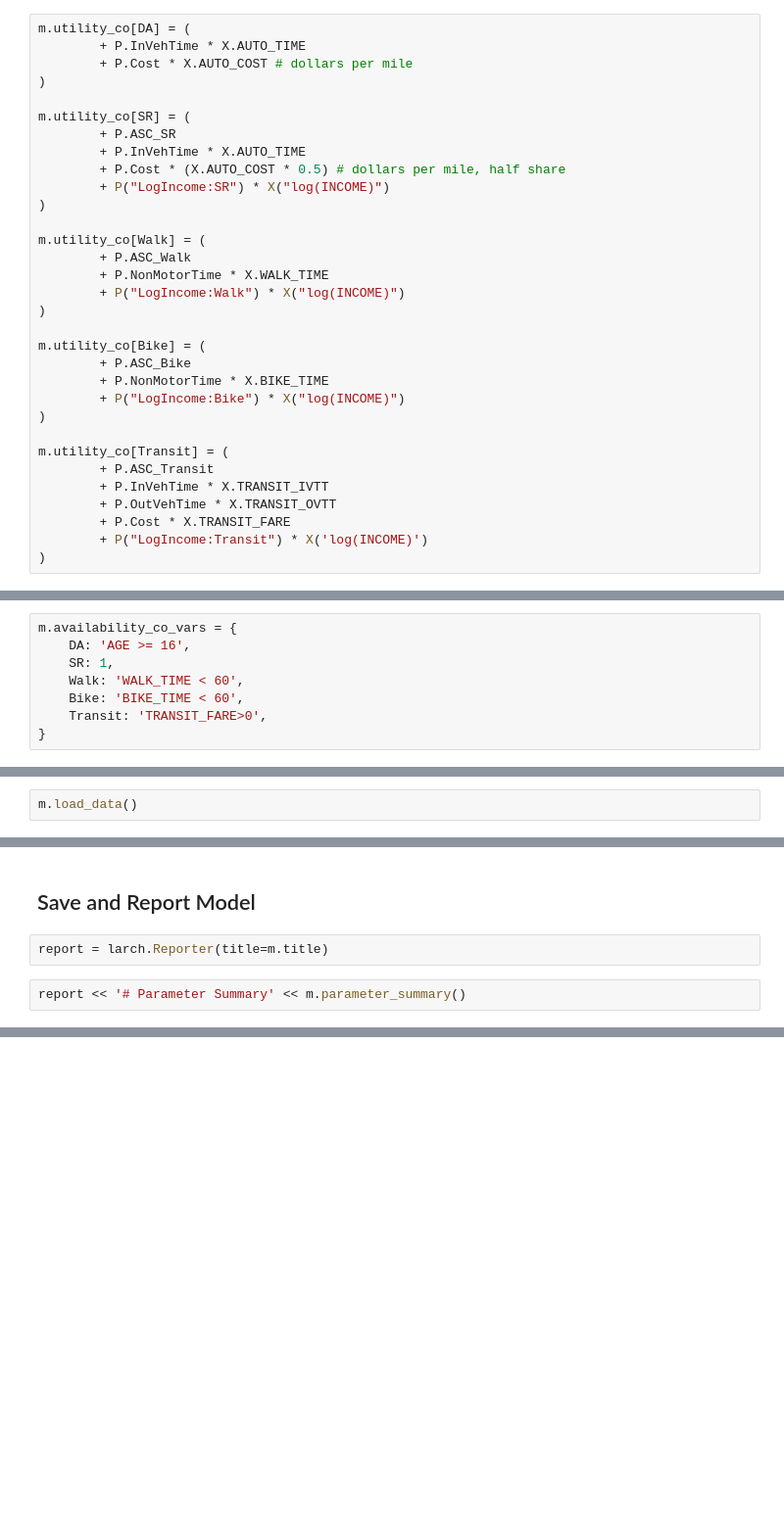
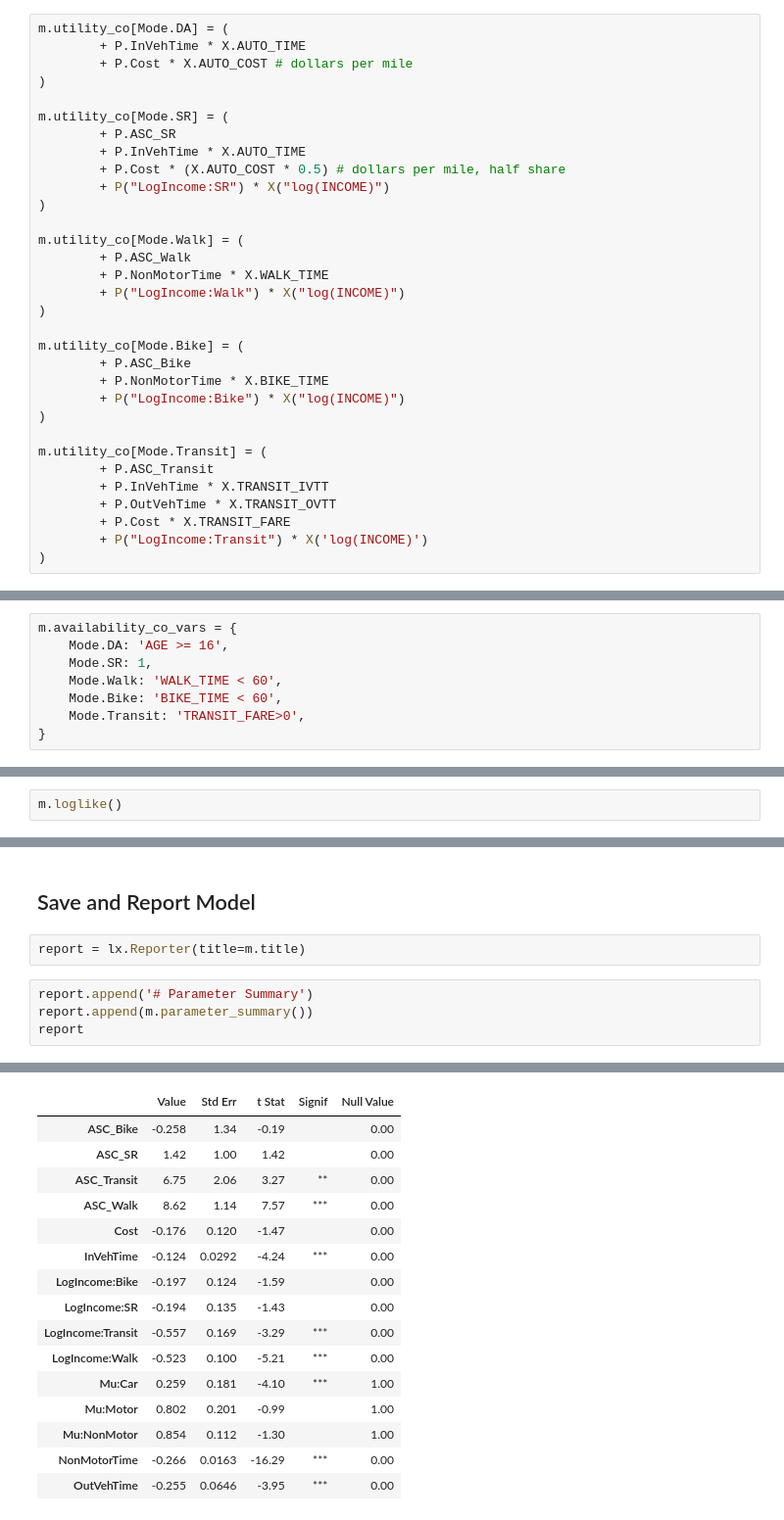
Before and after one commit to jpn--/larch, a Jupyter notebook: book/example/201_exville_mode_choice.ipynb, the cells around one changed output, grey strips where cells are left out. Shown at 98% size. Saved outputs shown, nothing was run; the diff lists cells and outputs as text; blank space fills up the shorter version.

```diff
--- a/book/example/201_exville_mode_choice.ipynb
+++ b/book/example/201_exville_mode_choice.ipynb
@@ -105,31 +116,31 @@ serve data to this model contains exclusively `idco` format
 data, we'll use only the `utility_co` mapping to define
 a unique utility function for each alternative.
 # %%
-m.utility_co[DA] = (
+m.utility_co[Mode.DA] = (
         + P.InVehTime * X.AUTO_TIME
         + P.Cost * X.AUTO_COST # dollars per mile
 )
 
-m.utility_co[SR] = (
+m.utility_co[Mode.SR] = (
         + P.ASC_SR
         + P.InVehTime * X.AUTO_TIME
         + P.Cost * (X.AUTO_COST * 0.5) # dollars per mile, half share
         + P("LogIncome:SR") * X("log(INCOME)")
 )
 
-m.utility_co[Walk] = (
+m.utility_co[Mode.Walk] = (
         + P.ASC_Walk
         + P.NonMotorTime * X.WALK_TIME
         + P("LogIncome:Walk") * X("log(INCOME)")
 )
 
-m.utility_co[Bike] = (
+m.utility_co[Mode.Bike] = (
         + P.ASC_Bike
         + P.NonMotorTime * X.BIKE_TIME
         + P("LogIncome:Bike") * X("log(INCOME)")
 )
 
-m.utility_co[Transit] = (
+m.utility_co[Mode.Transit] = (
         + P.ASC_Transit
         + P.InVehTime * X.TRANSIT_IVTT
         + P.OutVehTime * X.TRANSIT_OVTT
@@ -166,11 +199,11 @@ attribute.  Alternatives that are always available can be indicated
 by setting the criterion to 1.
 # %%
 m.availability_co_vars = {
-    DA: 'AGE >= 16',
-    SR: 1,
-    Walk: 'WALK_TIME < 60',
-    Bike: 'BIKE_TIME < 60',
-    Transit: 'TRANSIT_FARE>0',
+    Mode.DA: 'AGE >= 16',
+    Mode.SR: 1,
+    Mode.Walk: 'WALK_TIME < 60',
+    Mode.Bike: 'BIKE_TIME < 60',
+    Mode.Transit: 'TRANSIT_FARE>0',
 }
 # %% [markdown]
 Then let's prepare this data for estimation.  Even though the
@@ -182,4 +215,4 @@ efficiently.
 # %% [markdown]
 ## Model Estimation
 # %%
-m.load_data()
+m.loglike()
@@ -210,6 +303,9 @@ m.estimation_statistics()
 # %% [markdown]
 ## Save and Report Model
 # %%
-report = larch.Reporter(title=m.title)
+report = lx.Reporter(title=m.title)
 # %%
-report << '# Parameter Summary' << m.parameter_summary()
+report.append('# Parameter Summary')
+report.append(m.parameter_summary())
+report
+# %% [output]
@@ -216,2 +313,18 @@ report << '# Parameter Summary' << m.parameter_summary()
+|  | Value | Std Err | t Stat | Signif | Null Value |
+| ASC_Bike | -0.258 | 1.34 | -0.19 |  | 0.00 |
+| ASC_SR | 1.42 | 1.00 | 1.42 |  | 0.00 |
+| ASC_Transit | 6.75 | 2.06 | 3.27 | ** | 0.00 |
+| ASC_Walk | 8.62 | 1.14 | 7.57 | *** | 0.00 |
+| Cost | -0.176 | 0.120 | -1.47 |  | 0.00 |
+| InVehTime | -0.124 | 0.0292 | -4.24 | *** | 0.00 |
+| LogIncome:Bike | -0.197 | 0.124 | -1.59 |  | 0.00 |
+| LogIncome:SR | -0.194 | 0.135 | -1.43 |  | 0.00 |
+| LogIncome:Transit | -0.557 | 0.169 | -3.29 | *** | 0.00 |
+| LogIncome:Walk | -0.523 | 0.100 | -5.21 | *** | 0.00 |
+| Mu:Car | 0.259 | 0.181 | -4.10 | *** | 1.00 |
+| Mu:Motor | 0.802 | 0.201 | -0.99 |  | 1.00 |
+| Mu:NonMotor | 0.854 | 0.112 | -1.30 |  | 1.00 |
+| NonMotorTime | -0.266 | 0.0163 | -16.29 | *** | 0.00 |
+| OutVehTime | -0.255 | 0.0646 | -3.95 | *** | 0.00 |
 # %%
 report << "# Estimation Statistics" << m.estimation_statistics()
```
Also changed, not shown: parts of 41 cells of this notebook, 9 other files.
